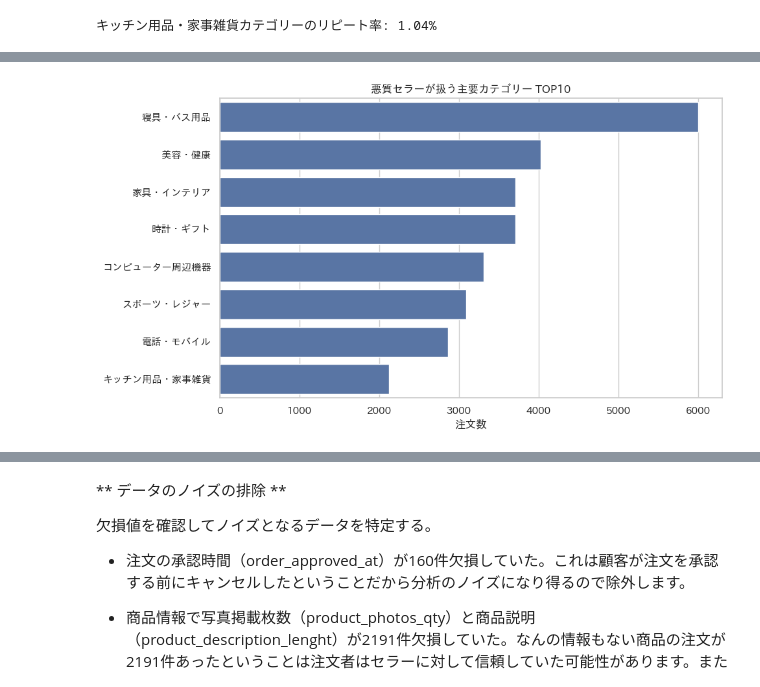
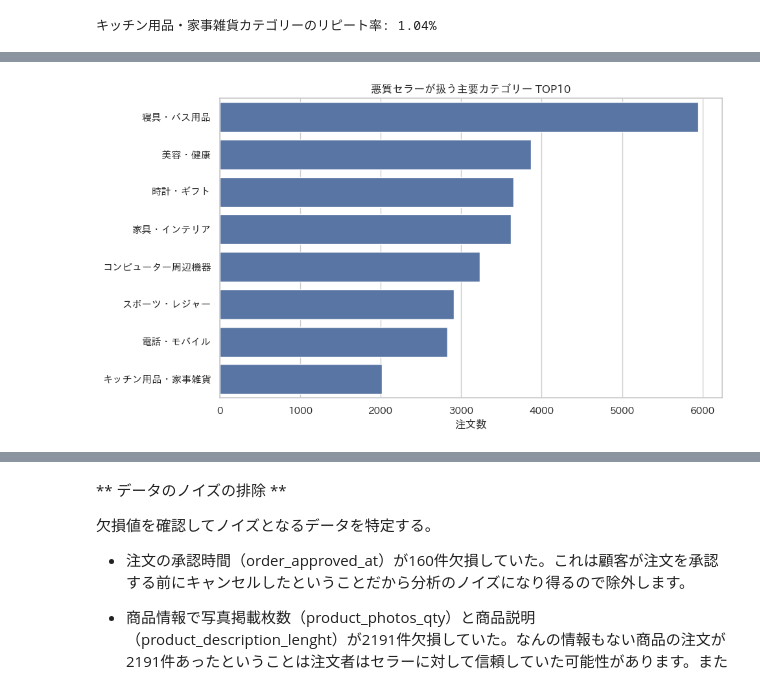
Before and after one commit to kanebako-s/olist-data-analysis, a Jupyter notebook: Kaggle_Olist_analysis_v2.0.ipynb, the cells around one changed output, grey strips where cells are left out. Cells and saved outputs as stored; diff of their text form; code cells hidden in the pictures.

```diff
--- a/Kaggle_Olist_analysis_v2.0.ipynb
+++ b/Kaggle_Olist_analysis_v2.0.ipynb
@@ -229,29 +253,29 @@ print(f"キッチン用品・家事雑貨カテゴリーのリピート率: {rep
 # %%
 # 1. セラーごとの評価統計を算出
 seller_stats = df_final.groupby('seller_id').agg(
     total_orders=('order_id', 'nunique'),
     avg_score=('review_score', 'mean'),
     bad_reviews=('review_score', lambda x: (x == 1).sum())
 ).reset_index()
 
 # 2. 悪質/良質フラグの付与
 seller_stats['bad_rate'] = seller_stats['bad_reviews'] / seller_stats['total_orders']
 seller_stats['seller_type'] = 'Standard'
-seller_stats.loc[(seller_stats['bad_rate'] > 0.1) & (seller_stats['total_orders'] >= 15), 'seller_type'] = 'Bad'
-seller_stats.loc[(seller_stats['avg_score'] >= 4.5) & (seller_stats['total_orders'] >= 15), 'seller_type'] = 'Good'
+seller_stats.loc[(seller_stats['bad_rate'] > 0.1) & (seller_stats['total_orders'] >= 21), 'seller_type'] = 'Bad'
+seller_stats.loc[(seller_stats['avg_score'] >= 4.5) & (seller_stats['total_orders'] >= 21), 'seller_type'] = 'Good'
 
 # 3. 元のデータに紐付け
 df_seller_analysis = pd.merge(df_final, seller_stats[['seller_id', 'seller_type']], on='seller_id', how='left')
 
 # 4. 悪質セラーが扱うカテゴリーの可視化（上位10件）
 bad_seller_categories = df_seller_analysis[df_seller_analysis['seller_type'] == 'Bad']['product_category_name'].value_counts().head(10)
 
 # 悪質セラーが扱う主要カテゴリー TOP10 の可視化。
 plt.figure(figsize=(10, 6))
 sns.barplot(x=bad_seller_categories.values, y=bad_seller_categories.index.map(category_mapping))
 plt.title('悪質セラーが扱う主要カテゴリー TOP10')
 plt.xlabel('注文数')
 plt.ylabel('')
 plt.show()
 # %% [output]
-[figure, old version]
+[figure, new version]
```
Also changed, not shown: parts of 7 cells of this notebook.
